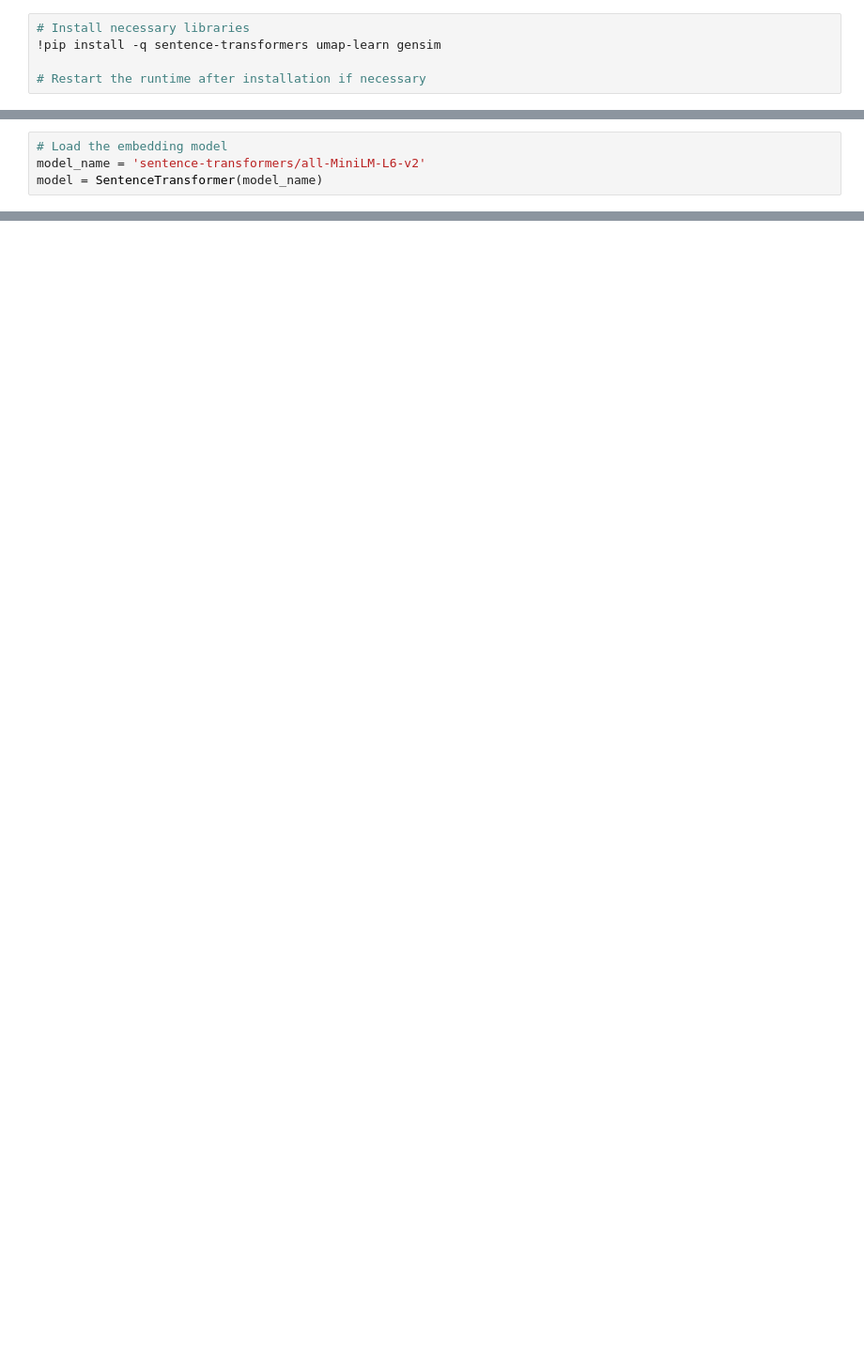
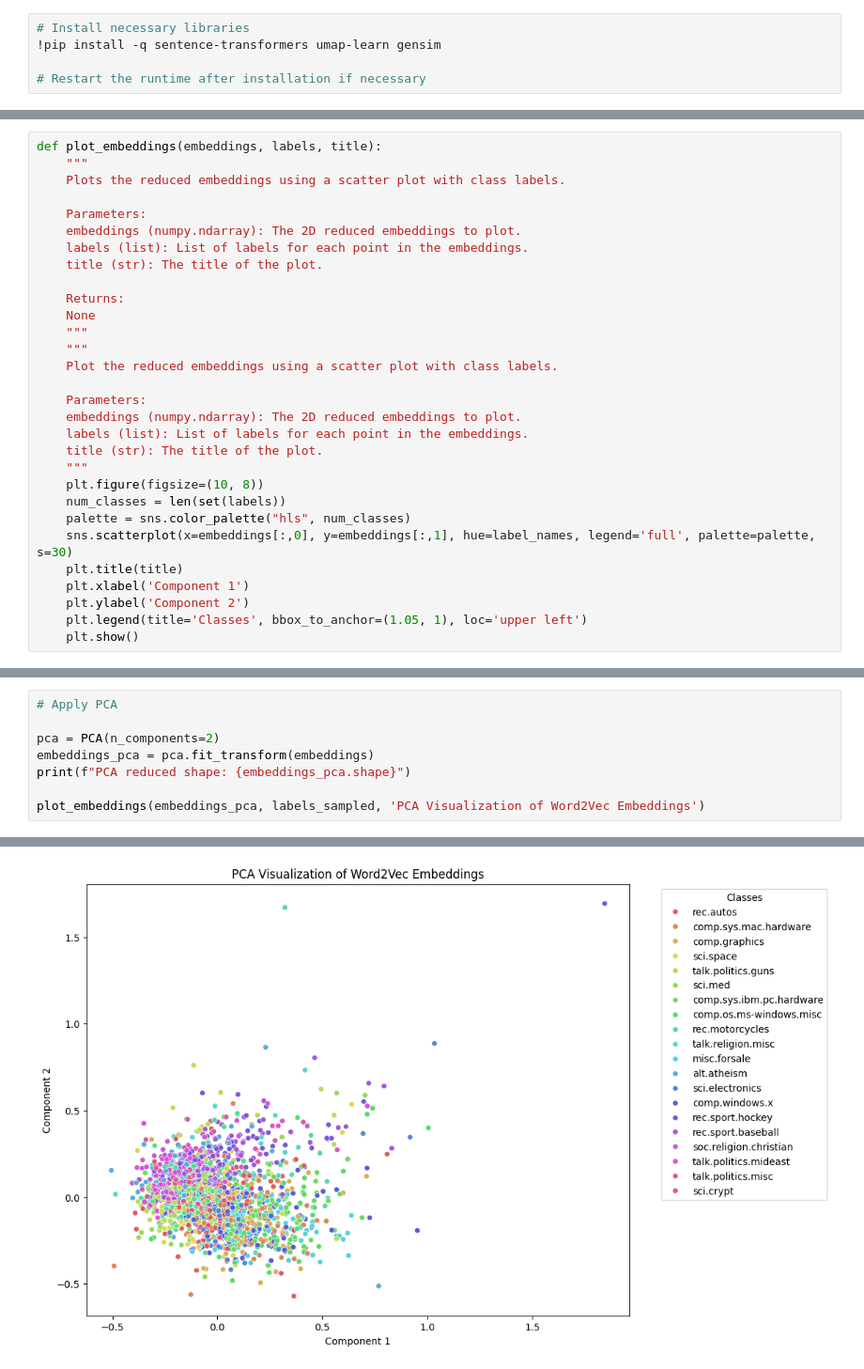
Before and after one commit to akalpit23/Explainable-techniques, a Jupyter notebook: Assignment_8/XAI_in_LLM_Assignment_08.ipynb, the cells around one changed output, grey strips where cells are left out. Shown at 94% size. Saved outputs shown, nothing was run; the diff lists cells and outputs as text; blank space fills up the shorter version.

```diff
--- a/Assignment_8/XAI_in_LLM_Assignment_08.ipynb
+++ b/Assignment_8/XAI_in_LLM_Assignment_08.ipynb
@@ -103,4 +85,0 @@ newsgroups.target_names
-# %%
-# Load the embedding model
-model_name = 'sentence-transformers/all-MiniLM-L6-v2'
-model = SentenceTransformer(model_name)
@@ -117,0 +185,30 @@ Embedding shape: (2000, 384)
+# %%
+def plot_embeddings(embeddings, labels, title):
+    """
+    Plots the reduced embeddings using a scatter plot with class labels.
+
+    Parameters:
+    embeddings (numpy.ndarray): The 2D reduced embeddings to plot.
+    labels (list): List of labels for each point in the embeddings.
+    title (str): The title of the plot.
+
+    Returns:
+    None
+    """
+    """
+    Plot the reduced embeddings using a scatter plot with class labels.
+
+    Parameters:
+    embeddings (numpy.ndarray): The 2D reduced embeddings to plot.
+    labels (list): List of labels for each point in the embeddings.
+    title (str): The title of the plot.
+    """
+    plt.figure(figsize=(10, 8))
+    num_classes = len(set(labels))
+    palette = sns.color_palette("hls", num_classes)
+    sns.scatterplot(x=embeddings[:,0], y=embeddings[:,1], hue=label_names, legend='full', palette=palette, s=30)
+    plt.title(title)
+    plt.xlabel('Component 1')
+    plt.ylabel('Component 2')
+    plt.legend(title='Classes', bbox_to_anchor=(1.05, 1), loc='upper left')
+    plt.show()
@@ -117,0 +231,9 @@ Embedding shape: (2000, 384)
+# %%
+# Apply PCA
+
+pca = PCA(n_components=2)
+embeddings_pca = pca.fit_transform(embeddings)
+print(f"PCA reduced shape: {embeddings_pca.shape}")
+
+plot_embeddings(embeddings_pca, labels_sampled, 'PCA Visualization of Word2Vec Embeddings')
+# %% [output]
@@ -117,0 +241 @@ Embedding shape: (2000, 384)
+[figure, added]
```
Also changed, not shown: parts of 31 cells of this notebook.
